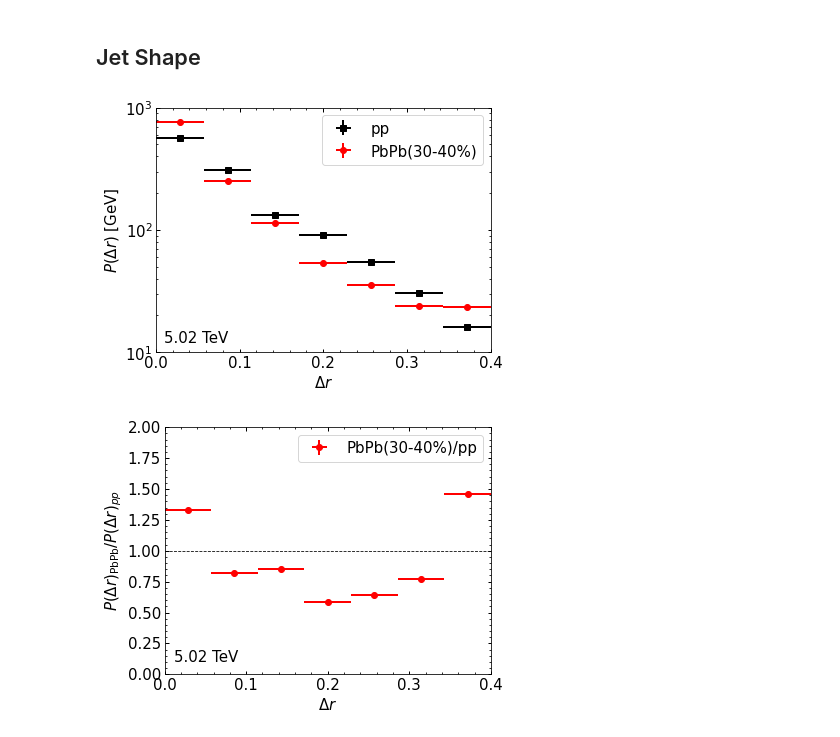
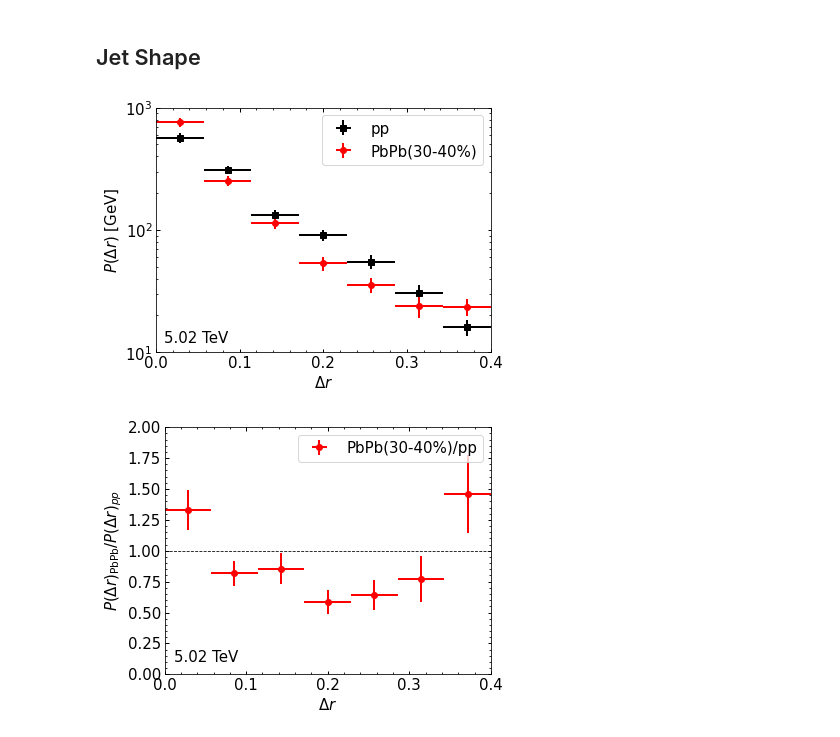
Before and after one commit to JETSCAPE/SummerSchool2021, a Jupyter notebook: Jul23_Jets/notebooks/jet_analysis.ipynb, the cells around one changed output. Drawn from its saved outputs; the diff is of its cells as text; code cells hidden in the pictures.

Commit message:
added error bas for jetshape in notebook

```diff
--- a/Jul23_Jets/notebooks/jet_analysis.ipynb
+++ b/Jul23_Jets/notebooks/jet_analysis.ipynb
@@ -337,6 +337,12 @@ for i in range(n_jet_pbpb):
 js_pp, r = np.histogram(dr_pp_in, bins=np.linspace(0, 0.4, 8), weights=pt_pp )
 js_pbpb, r = np.histogram(dr_pbpb_in, bins=np.linspace(0, 0.4, 8), weights=pt_pbpb )
 
+# Fill Histograms for error
+w2_pp = np.array(pt_pp)*np.array(pt_pp)
+e2_js_pp, r = np.histogram(dr_pp_in, bins=np.linspace(0, 0.4, 8), weights=w2_pp )
+w2_pbpb = np.array(pt_pbpb)*np.array(pt_pbpb)
+e2_js_pbpb, r = np.histogram(dr_pbpb_in, bins=np.linspace(0, 0.4, 8), weights=w2_pbpb )
+
 
 # bin width
 dr = (r[1:]-r[:-1])
@@ -347,10 +353,15 @@ r = r[0:-1] + 0.5*dr
 js_pp = js_pp/dr/n_jet_pp
 js_pbpb = js_pbpb/dr/n_jet_pbpb
 
+# derivative and division (error)
+err_js_pp = np.sqrt(e2_js_pp)/dr/n_jet_pp
+err_js_pbpb = np.sqrt(e2_js_pbpb)/dr/n_jet_pbpb
+
+
 # # Generate Plots
 fig = plt.figure()
-plt.errorbar(r, js_pp, fmt='s', label="pp", xerr=0.5*dr, yerr=0, color='black')
-plt.errorbar(r, js_pbpb, fmt='o', label="PbPb(30-40%)", xerr=0.5*dr, yerr=0, color='red')
+plt.errorbar(r, js_pp, fmt='s', label="pp", xerr=0.5*dr, yerr=err_js_pp, color='black')
+plt.errorbar(r, js_pbpb, fmt='o', label="PbPb(30-40%)", xerr=0.5*dr, yerr=err_js_pbpb, color='red')
 
 # #axes setting
 plt.yscale('log')
@@ -367,32 +378,34 @@ plt.text(0.01,y_min*1.2, '5.02 TeV')
 # #plt.tight_layout()
 plt.savefig('jet_shape')
 # %% [output]
-[figure, old version]
+[figure, new version]
 # %%
 # Generate Plots
 fig = plt.figure()
 
 # Calculate RAA and error
 raa =  js_pbpb/js_pp
 
+error_raa = np.sqrt( (err_js_pbpb/js_pp)*(err_js_pbpb/js_pp) + (err_js_pp*js_pbpb/js_pp/js_pp)*(err_js_pp*js_pbpb/js_pp/js_pp) )
+
 plt.errorbar(r, raa, fmt='o', label="PbPb(30-40%)/pp",
-             xerr=0.5*dr, yerr=0, color='red')
+             xerr=0.5*dr, yerr=error_raa, color='red')
 
 
 #axes setting
 plt.legend(loc=0)
 plt.xlabel(r"$\Delta r$")
 plt.ylabel(r"$P(\Delta r)_{\mathrm{PbPb}}/P(\Delta r)_{pp}}$")
 plt.xlim(0.0,0.4)
 plt.ylim(0.0,2.0)
 plt.legend(loc=0)
 plt.text(0.012,0.1, '5.02 TeV')
 
 
 plt.axhline(1, color = "black", linestyle="dashed", linewidth=0.8)
 
 # save plot to the Desktop
 plt.tight_layout()
 plt.savefig('ratio_jet_ff')
 # %% [output]
-[figure, old version]
+[figure, new version]
```
